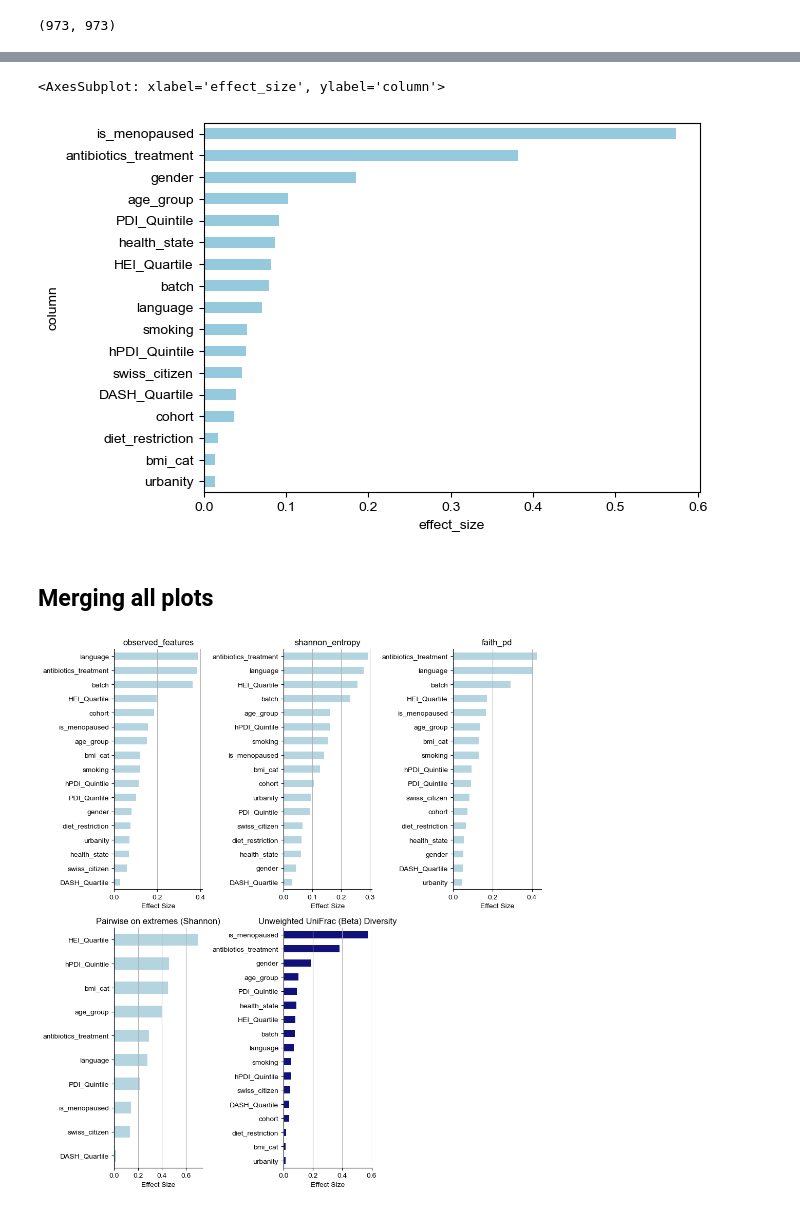
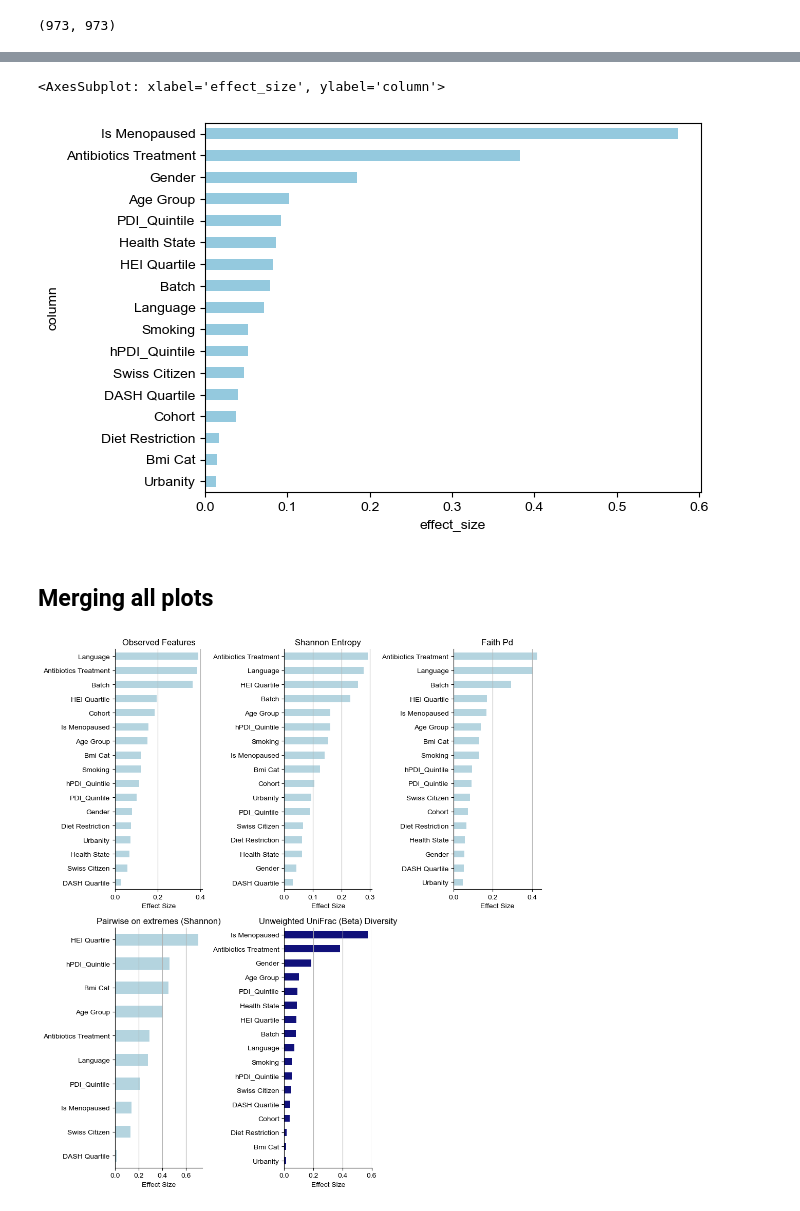
Before and after one commit to digitalepidemiologylab/dietary-consistency-and-quality-associated-with-gut-microbiota-diversity-paper, a Jupyter notebook: analysis/gut_diversity_analysis/evident_effect_sizes.ipynb, the cells around one changed output, grey strips where cells are left out. Saved outputs shown, nothing was run; the diff lists cells and outputs as text; code cells hidden in the pictures.

Commit message:
Improved evident plot labeling

```diff
--- a/analysis/gut_diversity_analysis/evident_effect_sizes.ipynb
+++ b/analysis/gut_diversity_analysis/evident_effect_sizes.ipynb
@@ -137,6 +139,7 @@ for diversity in ["observed_features", "shannon_entropy", "faith_pd"]:
         "effect_size", ascending=False
     )
     evires["diversity"] = diversity
+    evires["column"] = evires["column"].apply(process_string)
 
     evires_list.append(evires)
 # %%
@@ -150,7 +153,7 @@ for i, diversity in enumerate(["observed_features", "shannon_entropy", "faith_pd
         ax=ax[i],
         width=0.5,
     )
-    ax[i].set_title(diversity)
+    ax[i].set_title(process_string(diversity))
     ax[i].set_xlabel("Effect Size")
     ax[i].set_ylabel("")
     ax[i].grid(axis="x")  ## vertical gridlines
@@ -273,6 +276,10 @@ evires_pairwise_univariate = (
     .sort_values("effect_size", ascending=False)
     .sort_values("effect_size", ascending=False)
 )
+
+evires_pairwise_univariate["column"] = evires_pairwise_univariate["column"].apply(
+    process_string
+)
 evires_pairwise_univariate
 # %% [output]
 |  | effect_size | metric | column | num |
@@ -332,6 +339,7 @@ for c in meta_categ_cols:
 evires_beta_df = pd.DataFrame(effect_res_beta).sort_values(
     "effect_size", ascending=False
 )
+evires_beta_df["column"] = evires_beta_df["column"].apply(process_string)
 evires_beta_df
 # %% [output]
 |  | effect_size | metric | column |
@@ -358,7 +366,7 @@ sns.barplot(
 )
 # %% [output]
 <AxesSubplot: xlabel='effect_size', ylabel='column'>
-[figure, old version]
+[figure, new version]
 # %% [markdown]
 ## Merging all plots
 # %%
@@ -376,7 +384,7 @@ for i, diversity in enumerate(["observed_features", "shannon_entropy", "faith_pd
         ax=ax[0, i],
         width=0.5,
     )
-    ax[0, i].set_title(diversity)
+    ax[0, i].set_title(process_string(diversity))
     ax[0, i].set_xlabel("Effect Size")
     ax[0, i].set_ylabel("")
     ax[0, i].grid(axis="x")
@@ -387,31 +395,31 @@ sns.barplot(
     y="column",
     color="lightblue",
     ax=ax[1, 0],
     width=0.5,
 )
 ax[1, 0].set_title("Pairwise on extremes (Shannon)")
 ax[1, 0].set_xlabel("Effect Size")
 ax[1, 0].set_ylabel("")
 ax[1, 0].grid(axis="x")
 
 sns.barplot(
     data=evires_beta_df,
     x="effect_size",
     y="column",
     color="darkblue",
     ax=ax[1, 1],
     width=0.5,
 )
 ax[1, 1].set_title("Unweighted UniFrac (Beta) Diversity")
 ax[1, 1].set_xlabel("Effect Size")
 ax[1, 1].set_ylabel("")
 ax[1, 1].grid(axis="x")
 
 ax[1, 2].axis("off")
 
 plt.tight_layout()
 sns.despine()
 
 plt.savefig("../../figures/gut_diversity_analysis/evident_effect_sizes.png", dpi=300)
 # %% [output]
-[figure, old version]
+[figure, new version]
```
Also changed, not shown: parts of 3 cells of this notebook, 1 other file.
